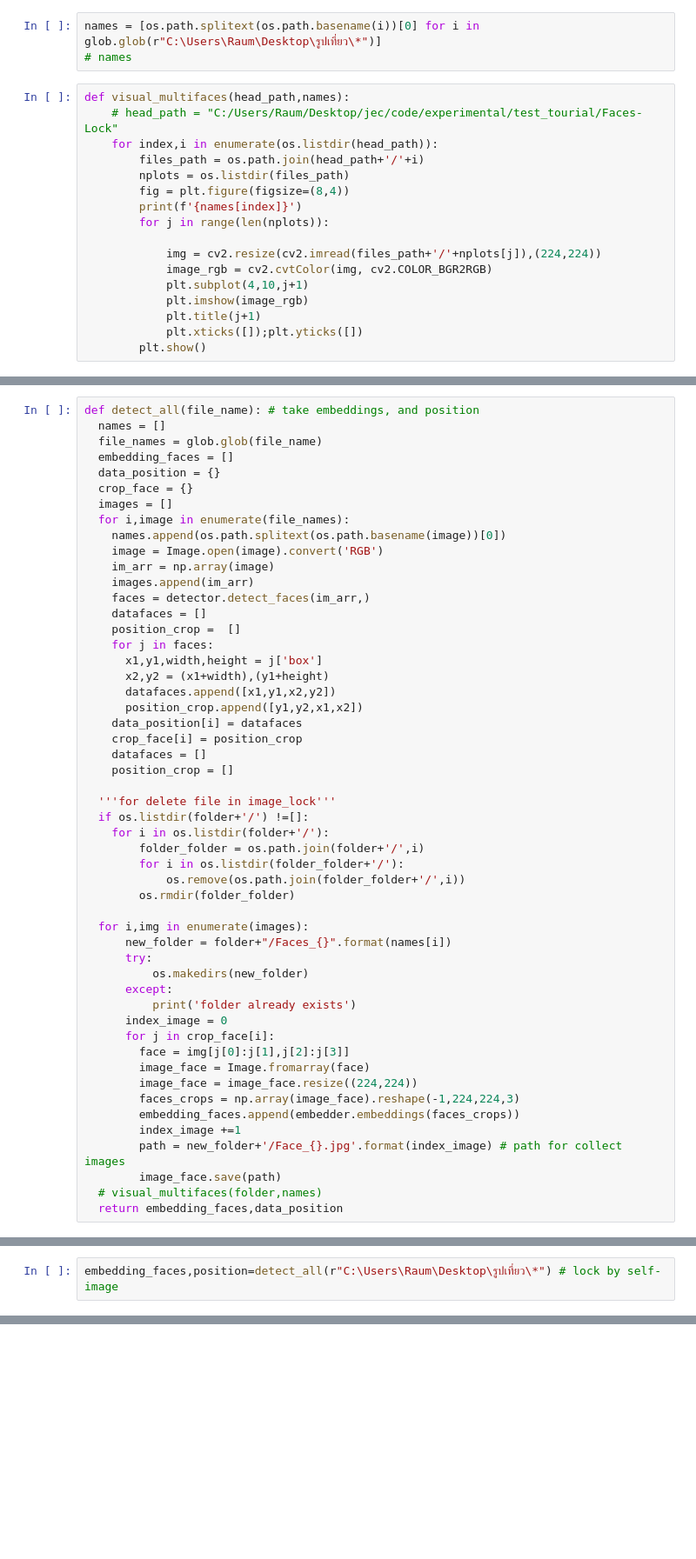
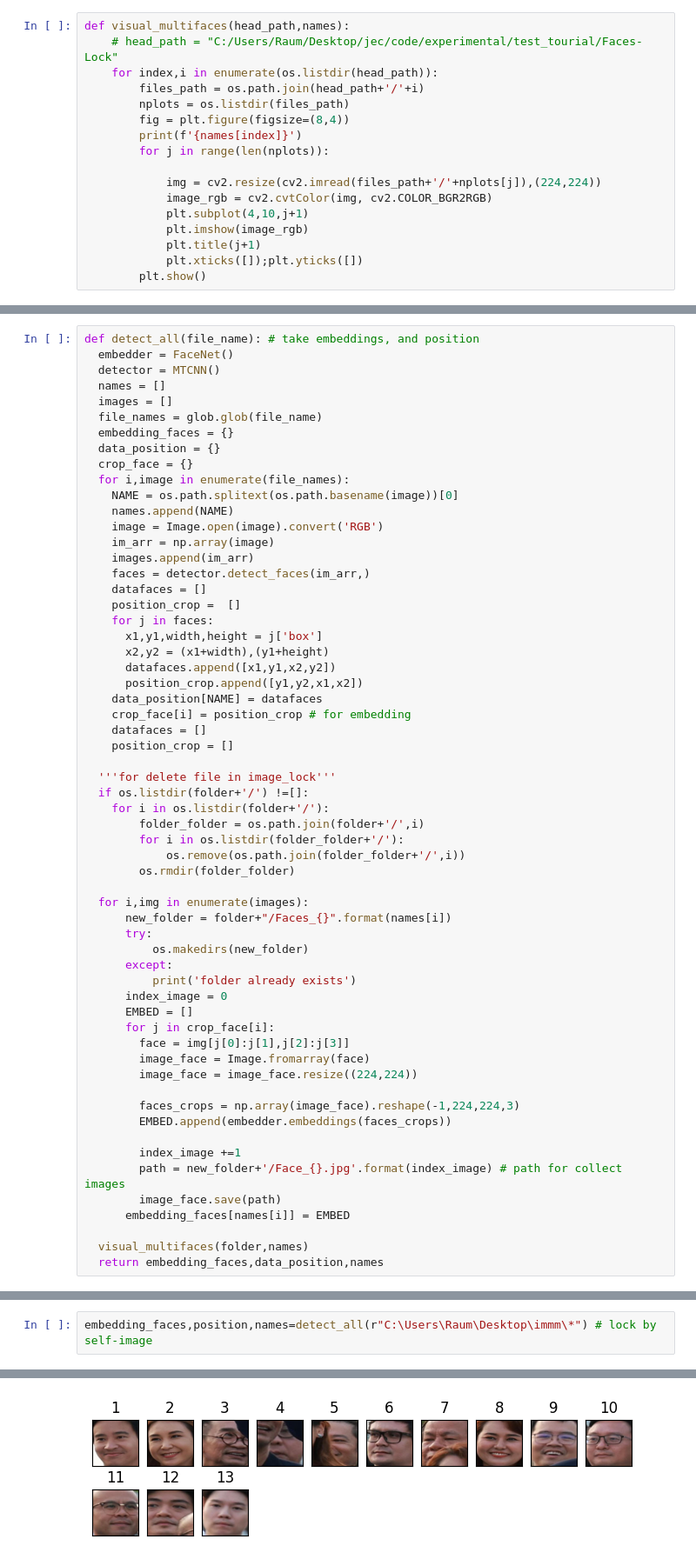
Before and after one commit to Raum27/Project_blur, a Jupyter notebook: test_tourial/face_detect_image.ipynb, the cells around one changed output, grey strips where cells are left out. Shown at 87% size. Cells and saved outputs as stored; diff of their text form; blank space fills up the shorter version.

Commit message:
face-not-sorted

```diff
--- a/test_tourial/face_detect_image.ipynb
+++ b/test_tourial/face_detect_image.ipynb
@@ -26,6 +24,3 @@ detector = MTCNN()
-# %%
-names = [os.path.splitext(os.path.basename(i))[0] for i in glob.glob(r"C:\Users\Raum\Desktop\รูปเที่ยว\*")]
-# names
 # %%
 def visual_multifaces(head_path,names):
     # head_path = "C:/Users/Raum/Desktop/jec/code/experimental/test_tourial/Faces-Lock"
@@ -62,13 +41,16 @@ iheartoo
 # %%
 def detect_all(file_name): # take embeddings, and position
+  embedder = FaceNet()
+  detector = MTCNN()
   names = []
+  images = []
   file_names = glob.glob(file_name)
-  embedding_faces = []
+  embedding_faces = {}
   data_position = {}
   crop_face = {}
-  images = []
   for i,image in enumerate(file_names):
-    names.append(os.path.splitext(os.path.basename(image))[0])
+    NAME = os.path.splitext(os.path.basename(image))[0]
+    names.append(NAME)
     image = Image.open(image).convert('RGB')
     im_arr = np.array(image)
     images.append(im_arr)
@@ -80,8 +62,8 @@ def detect_all(file_name): # take embeddings, and position
       x2,y2 = (x1+width),(y1+height)
       datafaces.append([x1,y1,x2,y2])
       position_crop.append([y1,y2,x1,x2])
-    data_position[i] = datafaces
-    crop_face[i] = position_crop
+    data_position[NAME] = datafaces
+    crop_face[i] = position_crop # for embedding
     datafaces = []
     position_crop = []
 
@@ -100,14 +82,19 @@ def detect_all(file_name): # take embeddings, and position
       except:
           print('folder already exists')
       index_image = 0
+      EMBED = []
       for j in crop_face[i]:
         face = img[j[0]:j[1],j[2]:j[3]]
         image_face = Image.fromarray(face)
         image_face = image_face.resize((224,224))
+
         faces_crops = np.array(image_face).reshape(-1,224,224,3)
-        embedding_faces.append(embedder.embeddings(faces_crops))
+        EMBED.append(embedder.embeddings(faces_crops))
+
         index_image +=1
         path = new_folder+'/Face_{}.jpg'.format(index_image) # path for collect images
         image_face.save(path)
-  # visual_multifaces(folder,names)
-  return embedding_faces,data_position
+      embedding_faces[names[i]] = EMBED
+
+  visual_multifaces(folder,names)
+  return embedding_faces,data_position,names
@@ -114,2 +148,3 @@ def detect_all(file_name): # take embeddings, and position
 # %%
-embedding_faces,position=detect_all(r"C:\Users\Raum\Desktop\รูปเที่ยว\*") # lock by self-image
+embedding_faces,position,names=detect_all(r"C:\Users\Raum\Desktop\immm\*") # lock by self-image
+# %% [output]
@@ -115,0 +154 @@ embedding_faces,position=detect_all(r"C:\Users\Raum\Desktop\รูปเที
+[figure, added]
```
Also changed, not shown: parts of 9 cells of this notebook.
